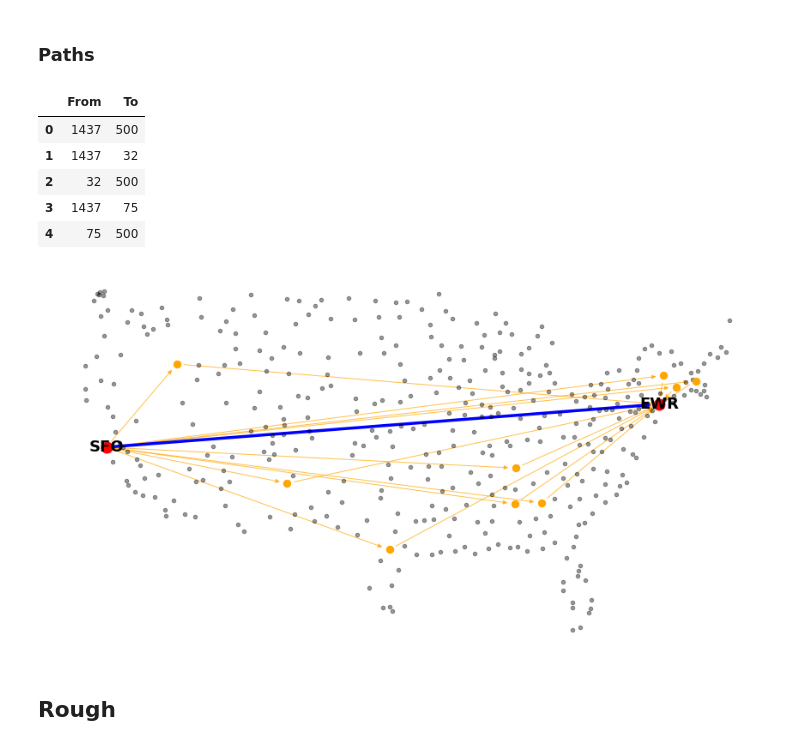
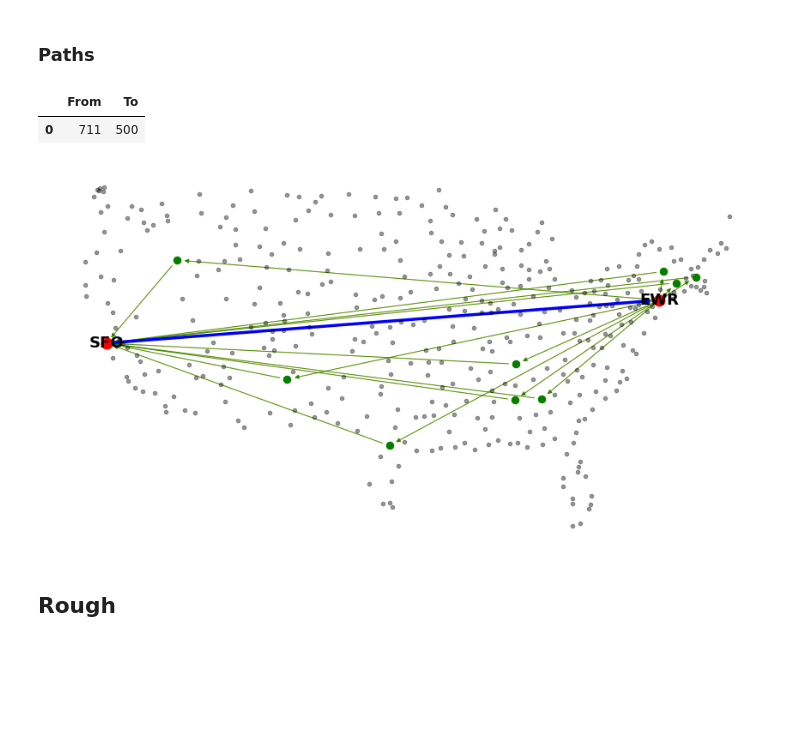
Before and after one commit to mohity5/Practice_NetworkAnalysis_Airports, a Jupyter notebook: Networks_Basics.ipynb, the cells around one changed output. Cells and saved outputs as stored; diff of their text form; code cells hidden in the pictures; blank space fills up the shorter version.

Commit message:
Function for creating path graphs

```diff
--- a/Networks_Basics.ipynb
+++ b/Networks_Basics.ipynb
@@ -327,7 +328,11 @@ def k_shortest_paths(G, source, target,k):
     return list(islice(nx.shortest_simple_paths(G, source, target), k))
 # %%
 #Calculating all the paths is intense, mainly due to connectedness
-Paths = k_shortest_paths(A,Source,Target,10)
+Paths = k_shortest_paths(A,Source,Target,30)
+Paths_R = k_shortest_paths(A,Target,Source,30)
+# %%
+Path_Graph = nx.DiGraph()
+Path_Graph_R = nx.DiGraph()
 # %%
 edges_p = pd.DataFrame()
 nodes_p = []
@@ -336,7 +341,6 @@ for i in Paths:
 
     for k in range(0,len(i)-1,1):
          edges_p[pos] = [i[k],i[k+1]]
-         pos = pos + 1
 
     for j in i:
         nodes_p = np.append(nodes_p, j)
@@ -347,8 +351,4 @@ edges_p.columns = ['From','To']
 edges_p.head()
 # %% [output]
 |  | From | To |
-| 0 | 1437 | 500 |
-| 1 | 1437 | 32 |
-| 2 | 32 | 500 |
-| 3 | 1437 | 75 |
-| 4 | 75 | 500 |
+| 0 | 711 | 500 |
@@ -402,21 +400,24 @@ for j in range(0,len(Path_Graph_Shortest.nodes()),1):
 # %%
 fig = plt.figure(figsize=(15,8))
 
 nx.draw_networkx_nodes(A, pos = A.pos, node_size=20, node_color='#000000', alpha=0.4)
 #nx.draw_networkx_labels(A,pos=A.pos,labels=A.code)
 
 nx.draw_networkx_nodes(Path_Graph, pos = Path_Graph.pos, node_size=70, node_color='Orange')
 nx.draw_networkx_edges(Path_Graph,pos = Path_Graph.pos, edge_color='Orange', alpha= 0.7)
 
 
+nx.draw_networkx_nodes(Path_Graph_R, pos = Path_Graph_R.pos, node_size=70, node_color='Green')
+nx.draw_networkx_edges(Path_Graph_R,pos = Path_Graph_R.pos, edge_color='Green', alpha= 0.7)
+
 nx.draw_networkx_nodes(Path_Graph_Shortest, pos = Path_Graph_Shortest.pos, node_size=170, node_color='Red')
 nx.draw_networkx_edges(Path_Graph_Shortest,pos = Path_Graph_Shortest.pos, edge_color='Blue', width=3.5)
 nx.draw_networkx_labels(Path_Graph_Shortest,pos = Path_Graph_Shortest.pos, labels= Path_Graph_Shortest.label, font_color='Black', font_weight='bold', font_size = 18)
 
 plt.axis('off')
 plt.show()
 # %% [output]
-[figure, old version]
+[figure, new version]
 # %% [markdown]
 ## Rough
 # %%
```
Also changed, not shown: parts of 5 cells of this notebook, 2 other files.
